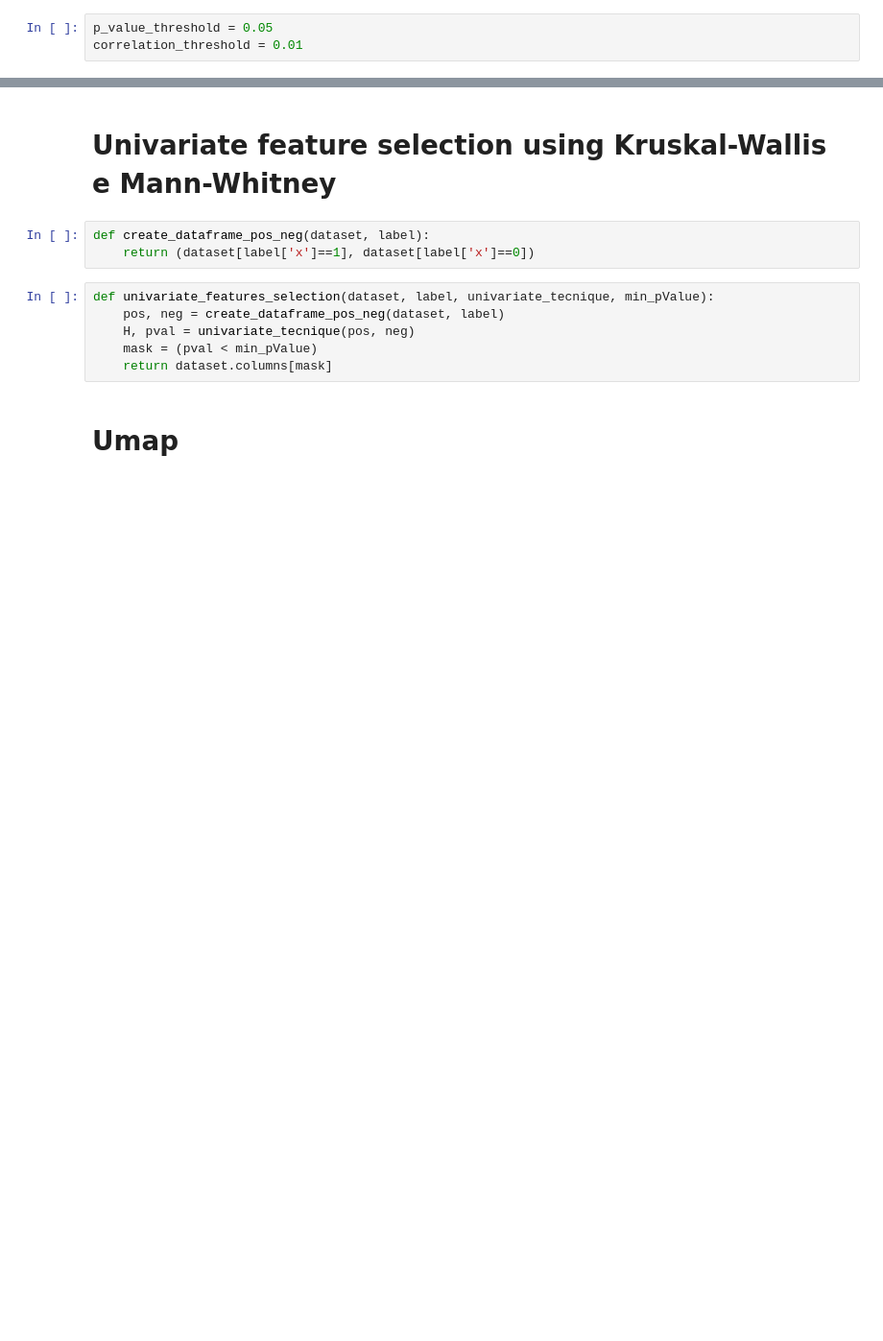
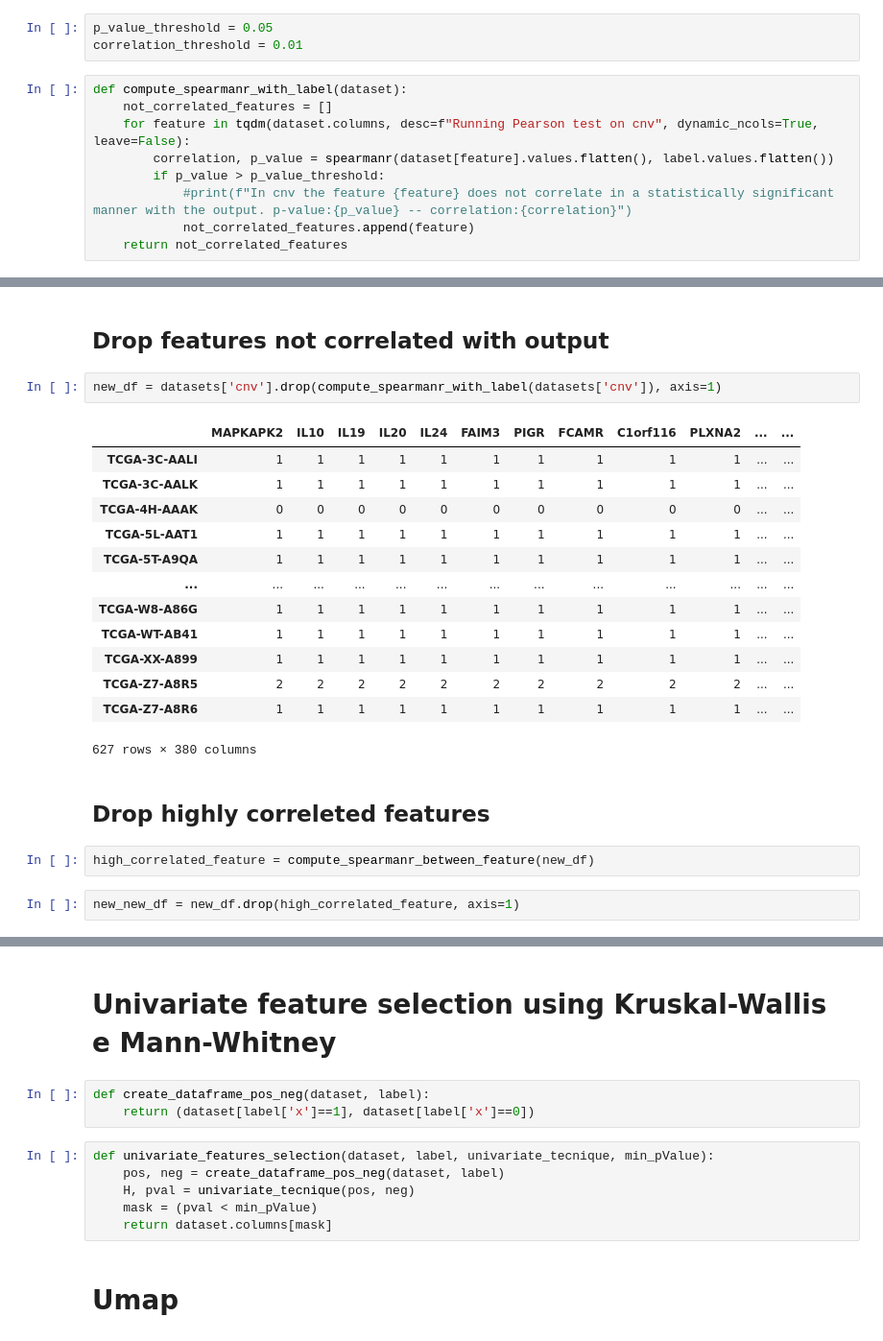
Before and after one commit to aleberans/Analisi-dati-multi-omici-per-la-predizione-della-prognosi-di-pazienti-oncologici, a Jupyter notebook: Codice.ipynb, the cells around one changed output, grey strips where cells are left out. Shown at 96% size. Cells and saved outputs as stored; diff of their text form; blank space fills up the shorter version.

Commit message:
add mine and pearson correlation

```diff
--- a/Codice.ipynb
+++ b/Codice.ipynb
@@ -181,3 +185,12 @@ dtype: float64
 # %%
 p_value_threshold = 0.05
 correlation_threshold = 0.01
+# %%
+def compute_spearmanr_with_label(dataset):
+    not_correlated_features = []
+    for feature in tqdm(dataset.columns, desc=f"Running Pearson test on cnv", dynamic_ncols=True, leave=False):
+        correlation, p_value = spearmanr(dataset[feature].values.flatten(), label.values.flatten())
+        if p_value > p_value_threshold:
+            #print(f"In cnv the feature {feature} does not correlate in a statistically significant manner with the output. p-value:{p_value} -- correlation:{correlation}")
+            not_correlated_features.append(feature)
+    return not_correlated_features
@@ -183,0 +243,24 @@ correlation_threshold = 0.01
+# %% [markdown]
+## Drop features not correlated with output
+# %%
+new_df = datasets['cnv'].drop(compute_spearmanr_with_label(datasets['cnv']), axis=1)
+# %% [output]
+|  | MAPKAPK2 | IL10 | IL19 | IL20 | IL24 | FAIM3 | PIGR | FCAMR | C1orf116 | PLXNA2 | ... | ... |
+| TCGA-3C-AALI | 1 | 1 | 1 | 1 | 1 | 1 | 1 | 1 | 1 | 1 | ... | ... |
+| TCGA-3C-AALK | 1 | 1 | 1 | 1 | 1 | 1 | 1 | 1 | 1 | 1 | ... | ... |
+| TCGA-4H-AAAK | 0 | 0 | 0 | 0 | 0 | 0 | 0 | 0 | 0 | 0 | ... | ... |
+| TCGA-5L-AAT1 | 1 | 1 | 1 | 1 | 1 | 1 | 1 | 1 | 1 | 1 | ... | ... |
+| TCGA-5T-A9QA | 1 | 1 | 1 | 1 | 1 | 1 | 1 | 1 | 1 | 1 | ... | ... |
+| ... | ... | ... | ... | ... | ... | ... | ... | ... | ... | ... | ... | ... |
+| TCGA-W8-A86G | 1 | 1 | 1 | 1 | 1 | 1 | 1 | 1 | 1 | 1 | ... | ... |
+| TCGA-WT-AB41 | 1 | 1 | 1 | 1 | 1 | 1 | 1 | 1 | 1 | 1 | ... | ... |
+| TCGA-XX-A899 | 1 | 1 | 1 | 1 | 1 | 1 | 1 | 1 | 1 | 1 | ... | ... |
+| TCGA-Z7-A8R5 | 2 | 2 | 2 | 2 | 2 | 2 | 2 | 2 | 2 | 2 | ... | ... |
+| TCGA-Z7-A8R6 | 1 | 1 | 1 | 1 | 1 | 1 | 1 | 1 | 1 | 1 | ... | ... |
+627 rows × 380 columns
+# %% [markdown]
+## Drop highly correleted features
+# %%
+high_correlated_feature = compute_spearmanr_between_feature(new_df)
+# %%
+new_new_df = new_df.drop(high_correlated_feature, axis=1)
```
Also changed, not shown: parts of 9 cells of this notebook.
